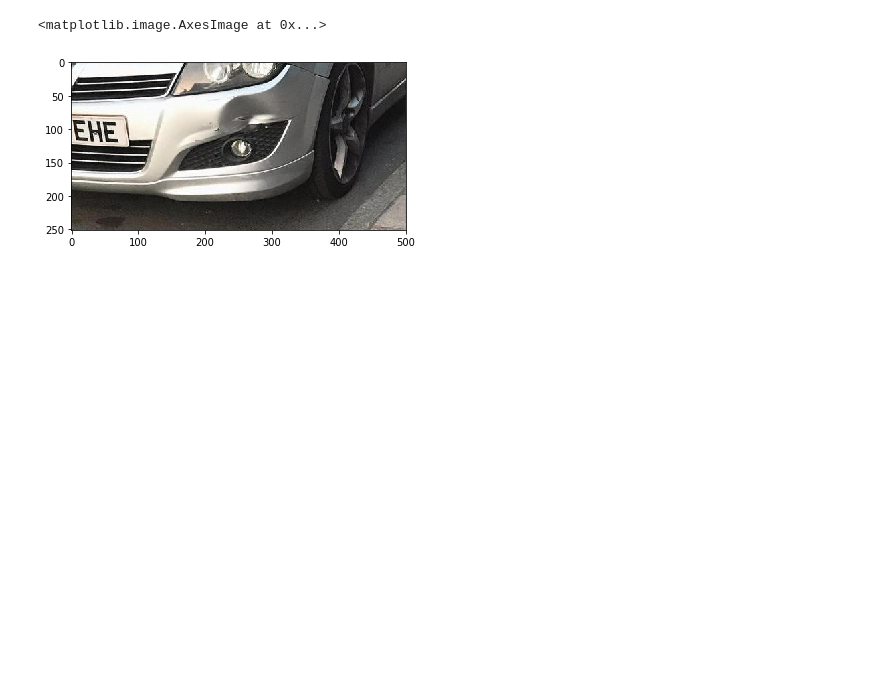
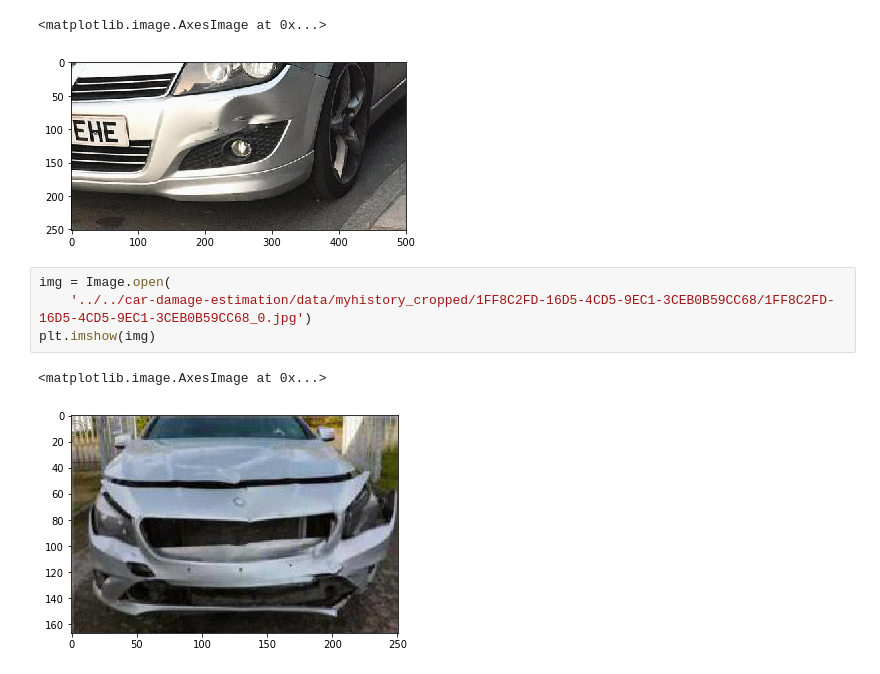
Before and after one commit to fabiofumarola/keras-yolo3, a Jupyter notebook: notebooks/test_yolo.ipynb, the cells around one changed output. Drawn from its saved outputs; the diff is of its cells as text; blank space fills up the shorter version.

```diff
--- a/notebooks/test_yolo.ipynb
+++ b/notebooks/test_yolo.ipynb
@@ -52,3 +59,10 @@ plt.imshow(img)
 # %% [output]
 <matplotlib.image.AxesImage at 0x...>
 [figure]
+# %%
+img = Image.open(
+    '../../car-damage-estimation/data/myhistory_cropped/1FF8C2FD-16D5-4CD5-9EC1-3CEB0B59CC68/1FF8C2FD-16D5-4CD5-9EC1-3CEB0B59CC68_0.jpg')
+plt.imshow(img)
+# %% [output]
+<matplotlib.image.AxesImage at 0x...>
+[figure, added]
```
Also changed, not shown: parts of 9 cells of this notebook, 3 other files.
